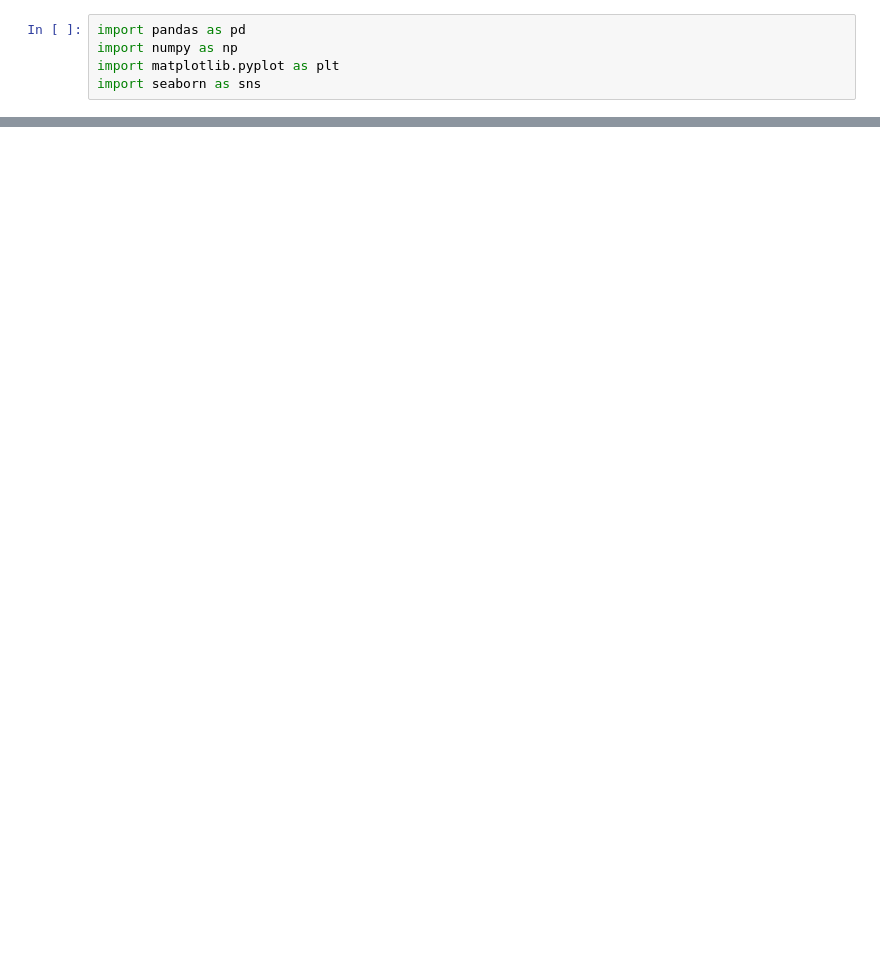
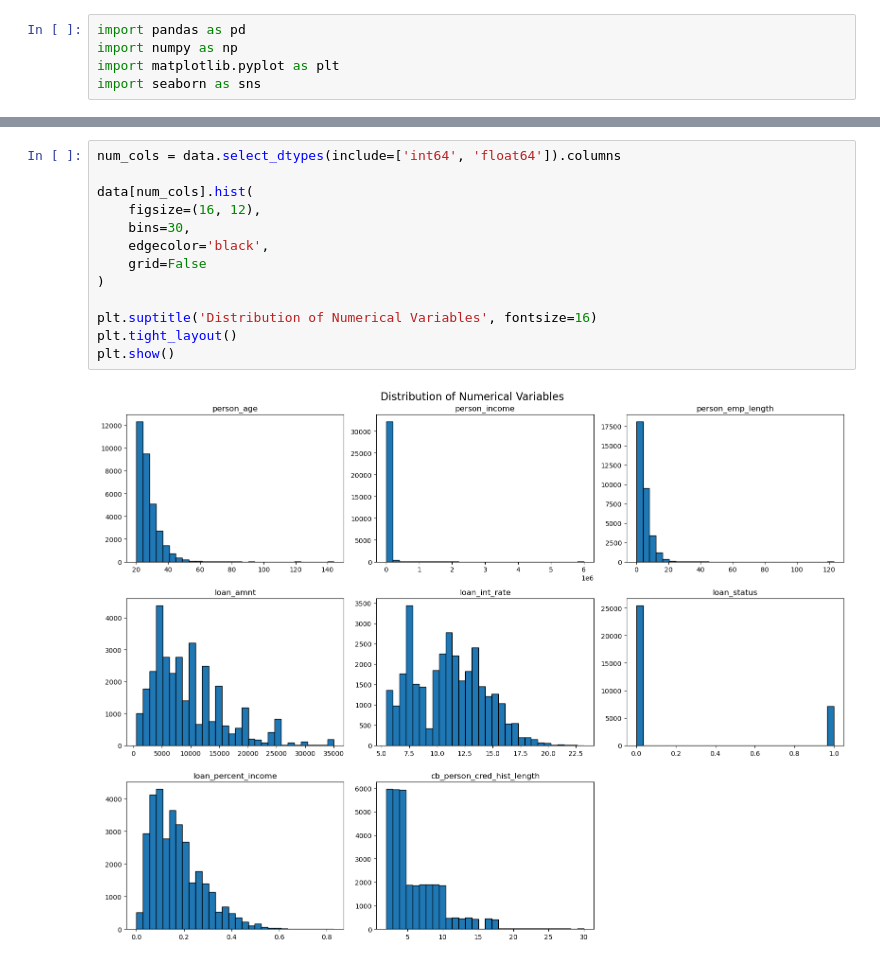
Before and after one commit to KHALIDKARROUM/Aegis-Credit, a Jupyter notebook: bank.ipynb, the cells around one changed output, grey strips where cells are left out. Saved outputs shown, nothing was run; the diff lists cells and outputs as text; blank space fills up the shorter version.

```diff
--- a/bank.ipynb
+++ b/bank.ipynb
@@ -41,0 +118,15 @@ data_encoded.head()
+# %%
+num_cols = data.select_dtypes(include=['int64', 'float64']).columns
+
+data[num_cols].hist(
+    figsize=(16, 12),
+    bins=30,
+    edgecolor='black',
+    grid=False
+)
+
+plt.suptitle('Distribution of Numerical Variables', fontsize=16)
+plt.tight_layout()
+plt.show()
+# %% [output]
+[figure, added]
```
Also changed, not shown: parts of 40 cells of this notebook.
